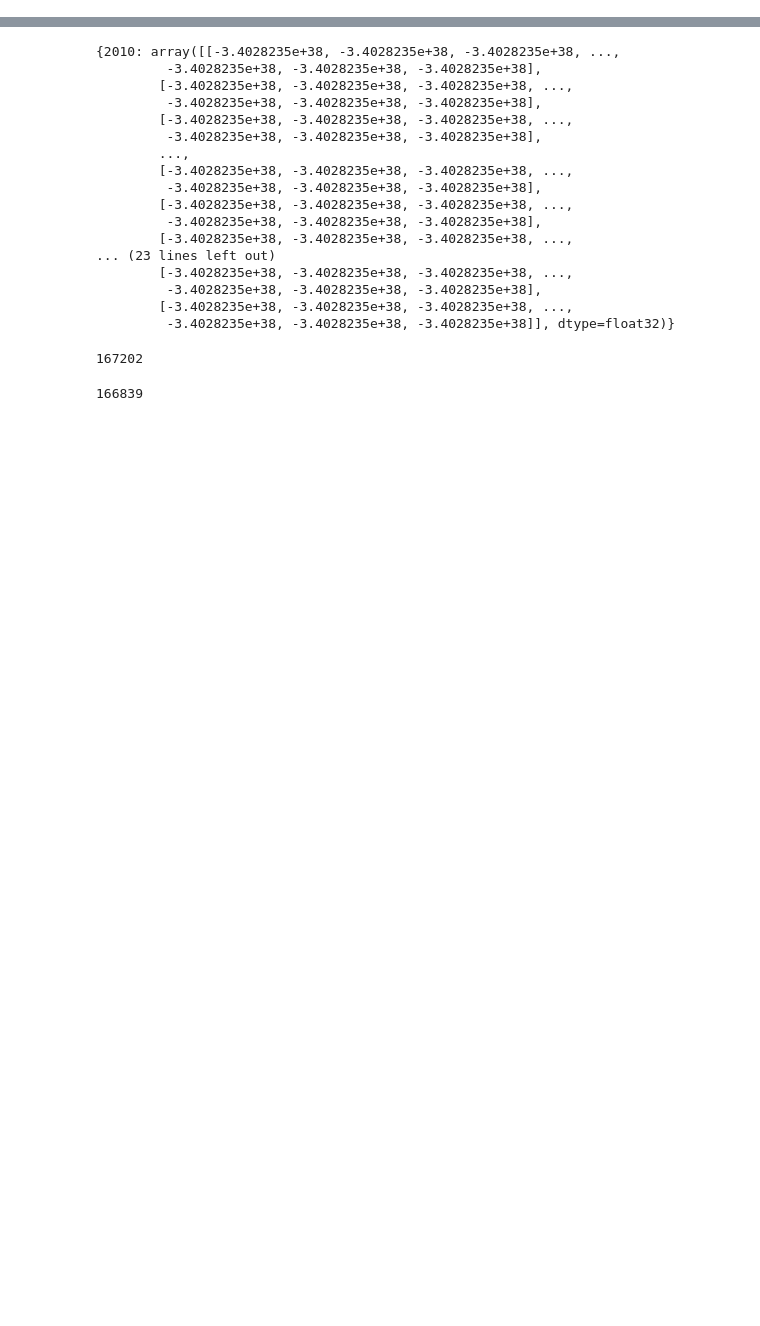
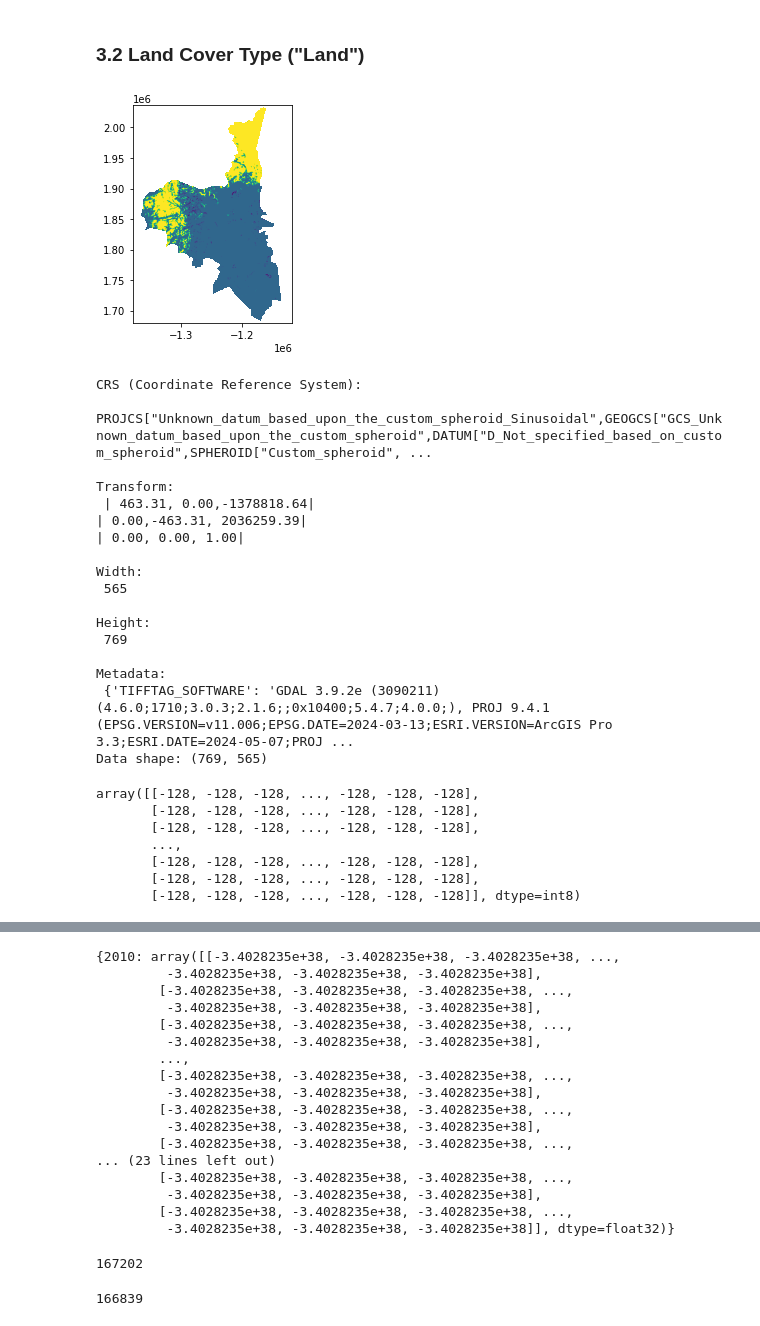
Before and after one commit to SourabhMulik/START_Hackathon, a Jupyter notebook: EDA.ipynb, the cells around one changed output, grey strips where cells are left out. Saved outputs shown, nothing was run; the diff lists cells and outputs as text; code cells hidden in the pictures; blank space fills up the shorter version.

```diff
--- a/EDA.ipynb
+++ b/EDA.ipynb
@@ -363,0 +193,35 @@ Error processing Datasets_Hackathon\Gridded_Population_Density_Data\Assaba_Pop_2
+# %% [markdown]
+### 3.2 Land Cover Type ("Land")
+# %%
+# explore a land cover type data
+land = read_geotiff(
+    tif_path = 'Datasets_Hackathon/Land_Cover_Data/2010LCT.tif',
+    plot = True
+    )
+land
+# %% [output]
+[figure, added]
+CRS (Coordinate Reference System):
+ PROJCS["Unknown_datum_based_upon_the_custom_spheroid_Sinusoidal",GEOGCS["GCS_Unknown_datum_based_upon_the_custom_spheroid",DATUM["D_Not_specified_based_on_custom_spheroid",SPHEROID["Custom_spheroid", ...
+
+Transform:
+ | 463.31, 0.00,-1378818.64|
+| 0.00,-463.31, 2036259.39|
+| 0.00, 0.00, 1.00|
+
+Width:
+ 565
+
+Height:
+ 769
+
+Metadata:
+ {'TIFFTAG_SOFTWARE': 'GDAL 3.9.2e (3090211) (4.6.0;1710;3.0.3;2.1.6;;0x10400;5.4.7;4.0.0;), PROJ 9.4.1 (EPSG.VERSION=v11.006;EPSG.DATE=2024-03-13;ESRI.VERSION=ArcGIS Pro 3.3;ESRI.DATE=2024-05-07;PROJ ...
+Data shape: (769, 565)
+array([[-128, -128, -128, ..., -128, -128, -128],
+       [-128, -128, -128, ..., -128, -128, -128],
+       [-128, -128, -128, ..., -128, -128, -128],
+       ...,
+       [-128, -128, -128, ..., -128, -128, -128],
+       [-128, -128, -128, ..., -128, -128, -128],
+       [-128, -128, -128, ..., -128, -128, -128]], dtype=int8)
```
Also changed, not shown: parts of 63 cells of this notebook, 1 other file.
